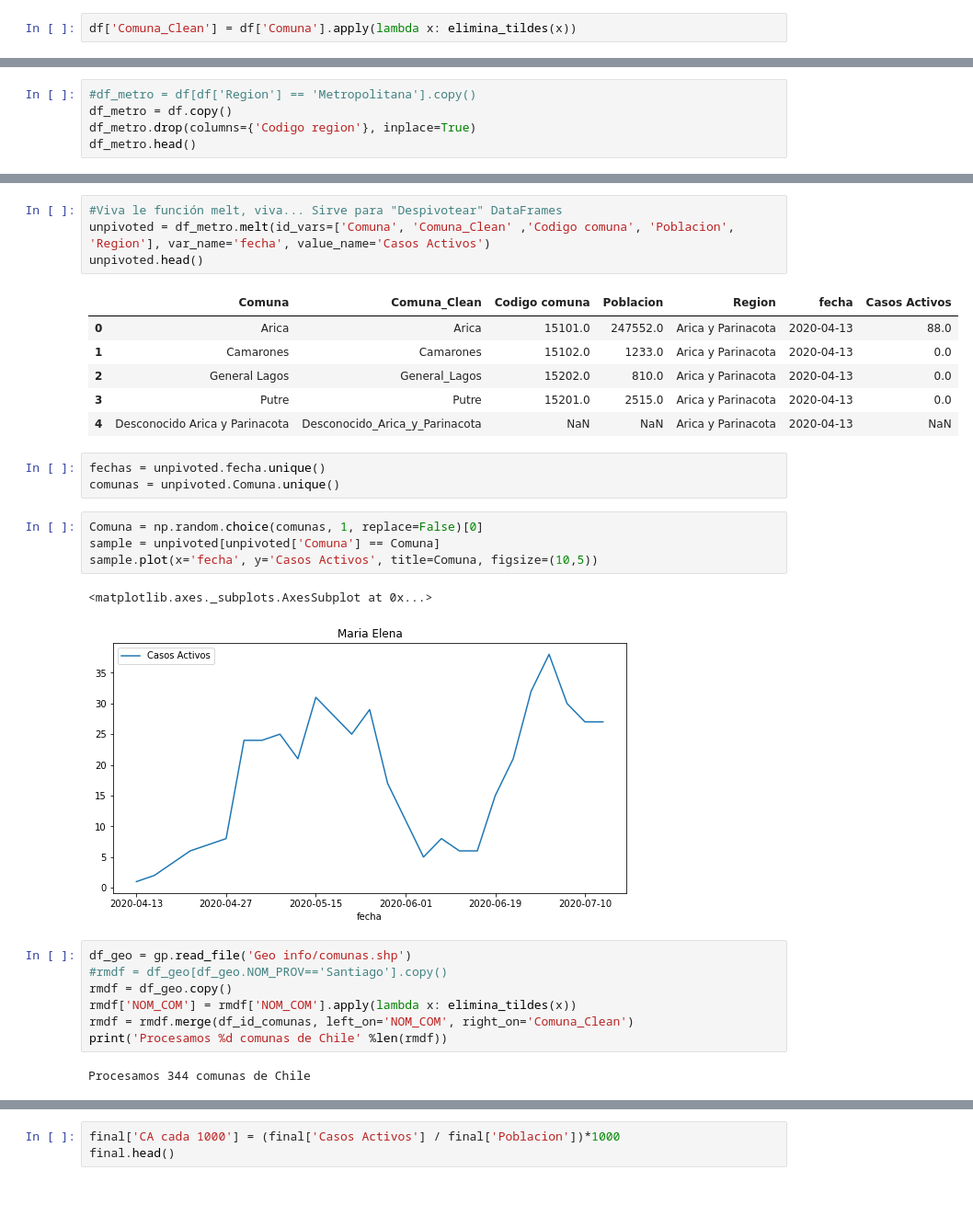
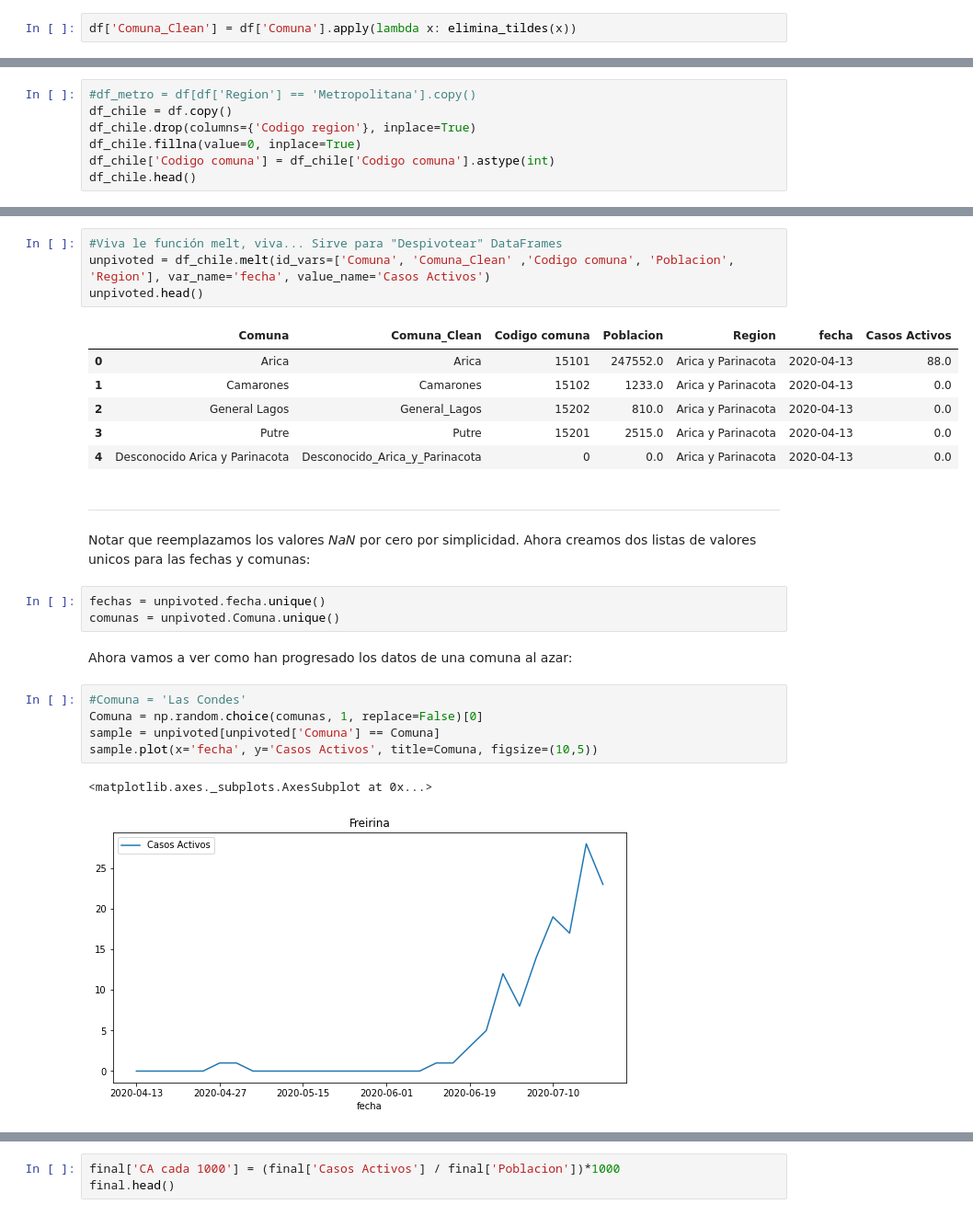
Before and after one commit to BlackRiver38/Notebook_Collection, a Jupyter notebook: Time Slider Map/Casos Activos.ipynb, the cells around one changed output, grey strips where cells are left out. Shown at 92% size. Cells and saved outputs as stored; diff of their text form.

```diff
--- a/Time Slider Map/Casos Activos.ipynb
+++ b/Time Slider Map/Casos Activos.ipynb
@@ -31,7 +61,9 @@ df['Comuna_Clean'] = df['Comuna'].apply(lambda x: elimina_tildes(x))
 # %%
 #df_metro = df[df['Region'] == 'Metropolitana'].copy()
-df_metro = df.copy()
-df_metro.drop(columns={'Codigo region'}, inplace=True)
-df_metro.head()
+df_chile = df.copy()
+df_chile.drop(columns={'Codigo region'}, inplace=True)
+df_chile.fillna(value=0, inplace=True)
+df_chile['Codigo comuna'] = df_chile['Codigo comuna'].astype(int)
+df_chile.head()
 # %% [output]
 |  | Region | Comuna | Codigo comuna | Poblacion | 2020-04-13 | 2020-04-15 | 2020-04-17 | 2020-04-20 | ... |
@@ -56,30 +92,27 @@ df_id_comunas.head()
 # %%
 #Viva le función melt, viva... Sirve para "Despivotear" DataFrames
-unpivoted = df_metro.melt(id_vars=['Comuna', 'Comuna_Clean' ,'Codigo comuna', 'Poblacion', 'Region'], var_name='fecha', value_name='Casos Activos')
+unpivoted = df_chile.melt(id_vars=['Comuna', 'Comuna_Clean' ,'Codigo comuna', 'Poblacion', 'Region'], var_name='fecha', value_name='Casos Activos')
 unpivoted.head()
 # %% [output]
 |  | Comuna | Comuna_Clean | Codigo comuna | Poblacion | Region | fecha | Casos Activos |
-| 0 | Arica | Arica | 15101.0 | 247552.0 | Arica y Parinacota | 2020-04-13 | 88.0 |
-| 1 | Camarones | Camarones | 15102.0 | 1233.0 | Arica y Parinacota | 2020-04-13 | 0.0 |
-| 2 | General Lagos | General_Lagos | 15202.0 | 810.0 | Arica y Parinacota | 2020-04-13 | 0.0 |
-| 3 | Putre | Putre | 15201.0 | 2515.0 | Arica y Parinacota | 2020-04-13 | 0.0 |
-| 4 | Desconocido Arica y Parinacota | Desconocido_Arica_y_Parinacota | NaN | NaN | Arica y Parinacota | 2020-04-13 | NaN |
+| 0 | Arica | Arica | 15101 | 247552.0 | Arica y Parinacota | 2020-04-13 | 88.0 |
+| 1 | Camarones | Camarones | 15102 | 1233.0 | Arica y Parinacota | 2020-04-13 | 0.0 |
+| 2 | General Lagos | General_Lagos | 15202 | 810.0 | Arica y Parinacota | 2020-04-13 | 0.0 |
+| 3 | Putre | Putre | 15201 | 2515.0 | Arica y Parinacota | 2020-04-13 | 0.0 |
+| 4 | Desconocido Arica y Parinacota | Desconocido_Arica_y_Parinacota | 0 | 0.0 | Arica y Parinacota | 2020-04-13 | 0.0 |
+# %% [markdown]
+---
+Notar que reemplazamos los valores *NaN* por cero por simplicidad. Ahora creamos dos listas de valores unicos para las fechas y comunas:
 # %%
 fechas = unpivoted.fecha.unique()
 comunas = unpivoted.Comuna.unique()
+# %% [markdown]
+Ahora vamos a ver como han progresado los datos de una comuna al azar:
 # %%
+#Comuna = 'Las Condes'
 Comuna = np.random.choice(comunas, 1, replace=False)[0]
 sample = unpivoted[unpivoted['Comuna'] == Comuna]
 sample.plot(x='fecha', y='Casos Activos', title=Comuna, figsize=(10,5))
 # %% [output]
 <matplotlib.axes._subplots.AxesSubplot at 0x...>
-[figure, old version]
+[figure, new version]
-# %%
-df_geo = gp.read_file('Geo info/comunas.shp')
-#rmdf = df_geo[df_geo.NOM_PROV=='Santiago'].copy()
-rmdf = df_geo.copy()
-rmdf['NOM_COM'] = rmdf['NOM_COM'].apply(lambda x: elimina_tildes(x))
-rmdf = rmdf.merge(df_id_comunas, left_on='NOM_COM', right_on='Comuna_Clean')
-print('Procesamos %d comunas de Chile' %len(rmdf))
-# %% [output]
-Procesamos 344 comunas de Chile
```
Also changed, not shown: parts of 59 cells of this notebook, 14 other files.
